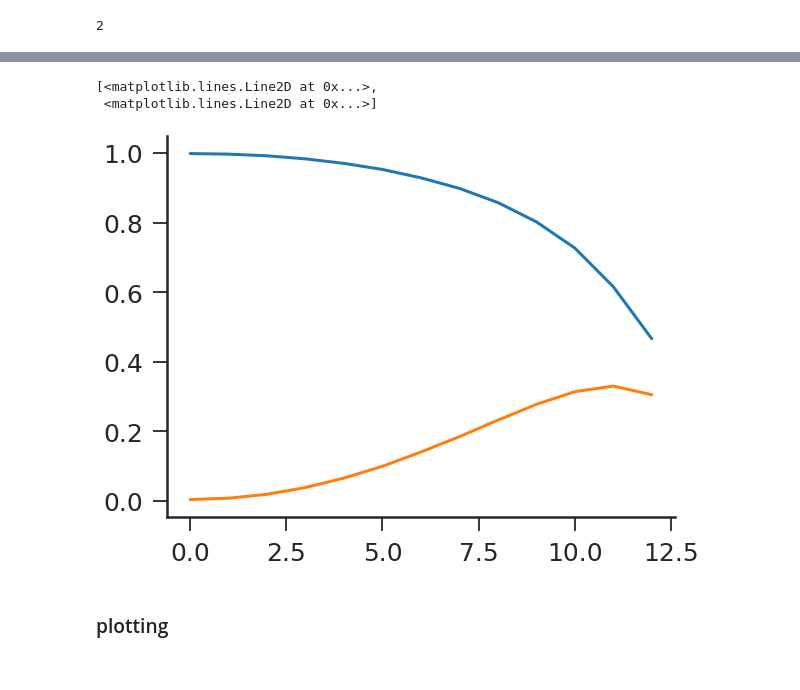
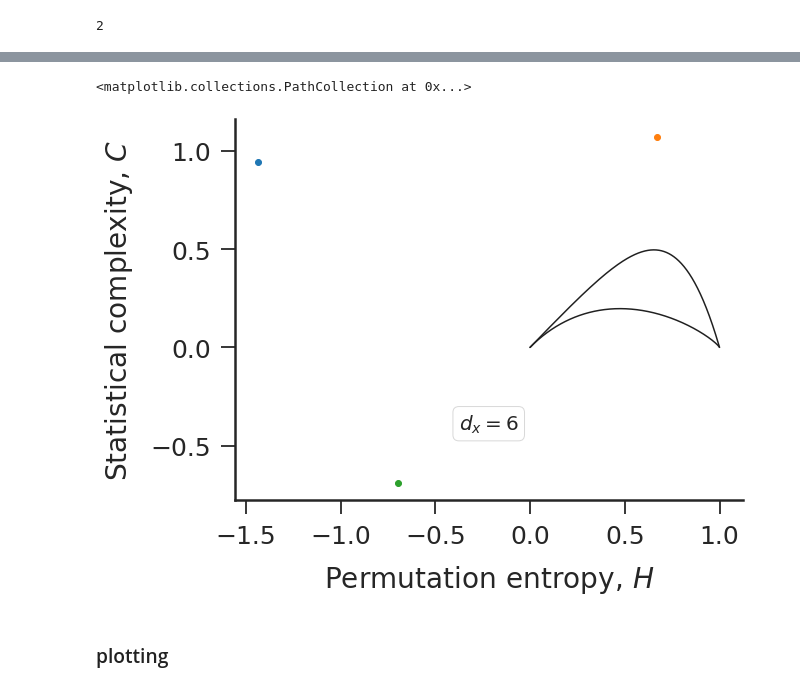
Before and after one commit to barauna-lo/Code_Library, a Jupyter notebook: ordpy.ipynb, the cells around one changed output, grey strips where cells are left out. Cells and saved outputs as stored; diff of their text form; code cells hidden in the pictures.

```diff
--- a/ordpy.ipynb
+++ b/ordpy.ipynb
@@ -662,3 +735,41 @@ len(hc_knoise[0])
+# %%
+
+# plt.legend(frameon=False, loc=(0, .85), ncol=2, fontsize=15)
+# plt.ylim(bottom=0, top=.51)
+# plt.xlim(left=0, right=1.06)
+
+#theoretical curves
+def hc_plot():
+  hmin, cmin = hc_min_curve  #(this variable is defined in the cell above)
+  hmax, cmax = hc_max_curve  #(this variable is defined in the cell above)
+  plt.plot(hmin, cmin, linewidth=1.5, color='#202020', zorder=0)
+  plt.plot(hmax, cmax, linewidth=1.5, color='#202020', zorder=0)
+
+  plt.ylabel('Statistical complexity, $C$')
+  plt.xlabel('Permutation entropy, $H$')
+  plt.annotate('$d_x = 6$', (.5, .2),
+                va='center',
+                ha='center',
+                xycoords='axes fraction',
+                fontsize=20,
+                bbox={
+                    'boxstyle': 'round',
+                    'fc': 'white',
+                    'alpha': 1,
+                    'ec': '#d9d9d9'
+                })
+
+hc_plot()
+plt.scatter(wn1[0],wn1[1])
+plt.scatter(pn1[0],pn1[1])
+plt.scatter(rn1[0],rn1[1])
+
+
+#f.tight_layout()
+#f.savefig('manuscript_figures/fig4.pdf', dpi=300, bbox_inches='tight')
+# %% [output]
+<matplotlib.collections.PathCollection at 0x...>
+[figure, added]
 # %%
 # ~30 seconds to run.
 
@@ -723,12 +834,6 @@ hc_paintings = np.asarray([
      reinhardt.mean(axis=2),
      amaral.mean(axis=2)]
 ])
-# %%
-plt.plot(hc_knoise)
-# %% [output]
-[<matplotlib.lines.Line2D at 0x...>,
- <matplotlib.lines.Line2D at 0x...>]
-[figure, removed]
 # %% [markdown]
 ### plotting
 # %%
```
Also changed, not shown: parts of 12 cells of this notebook.
